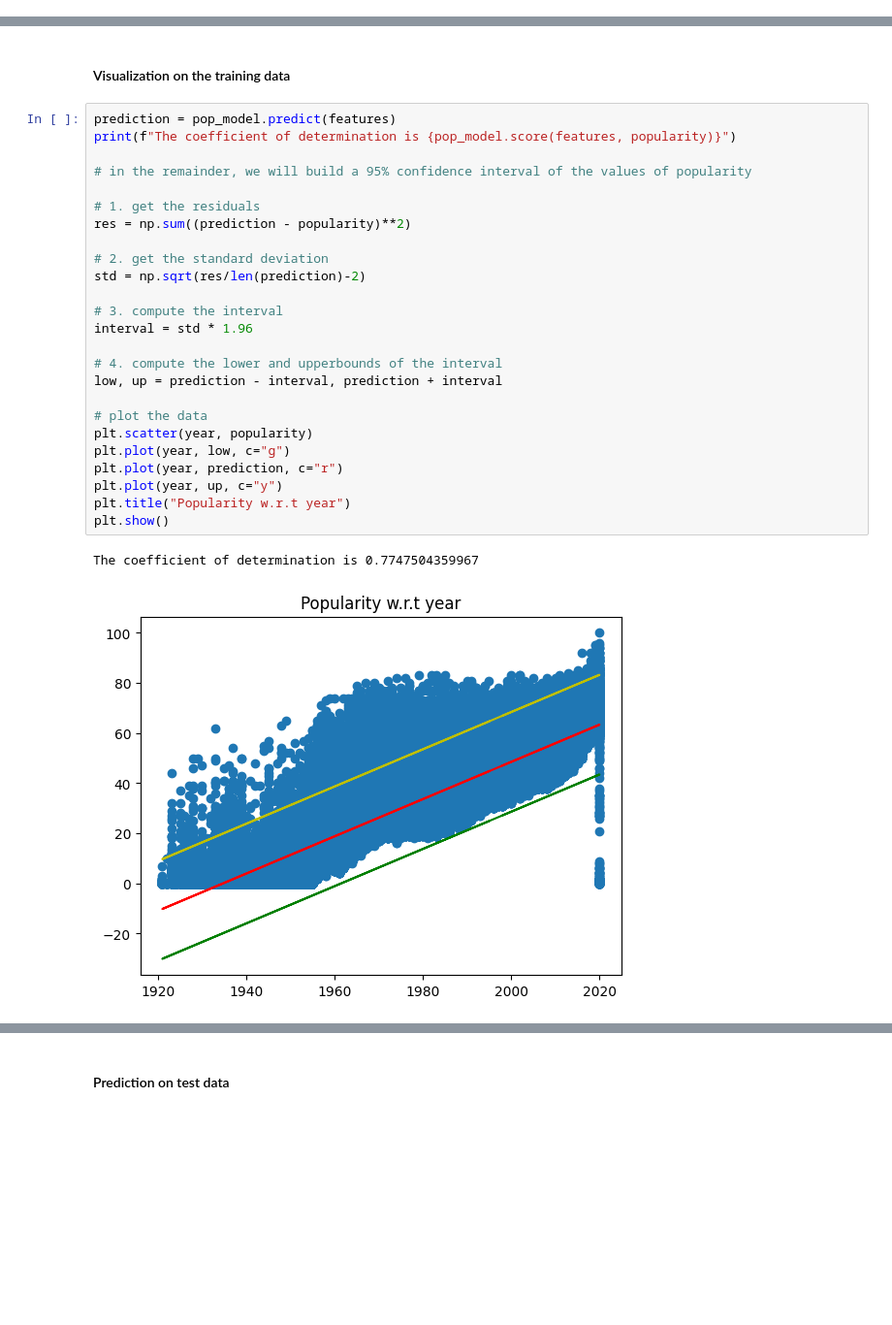
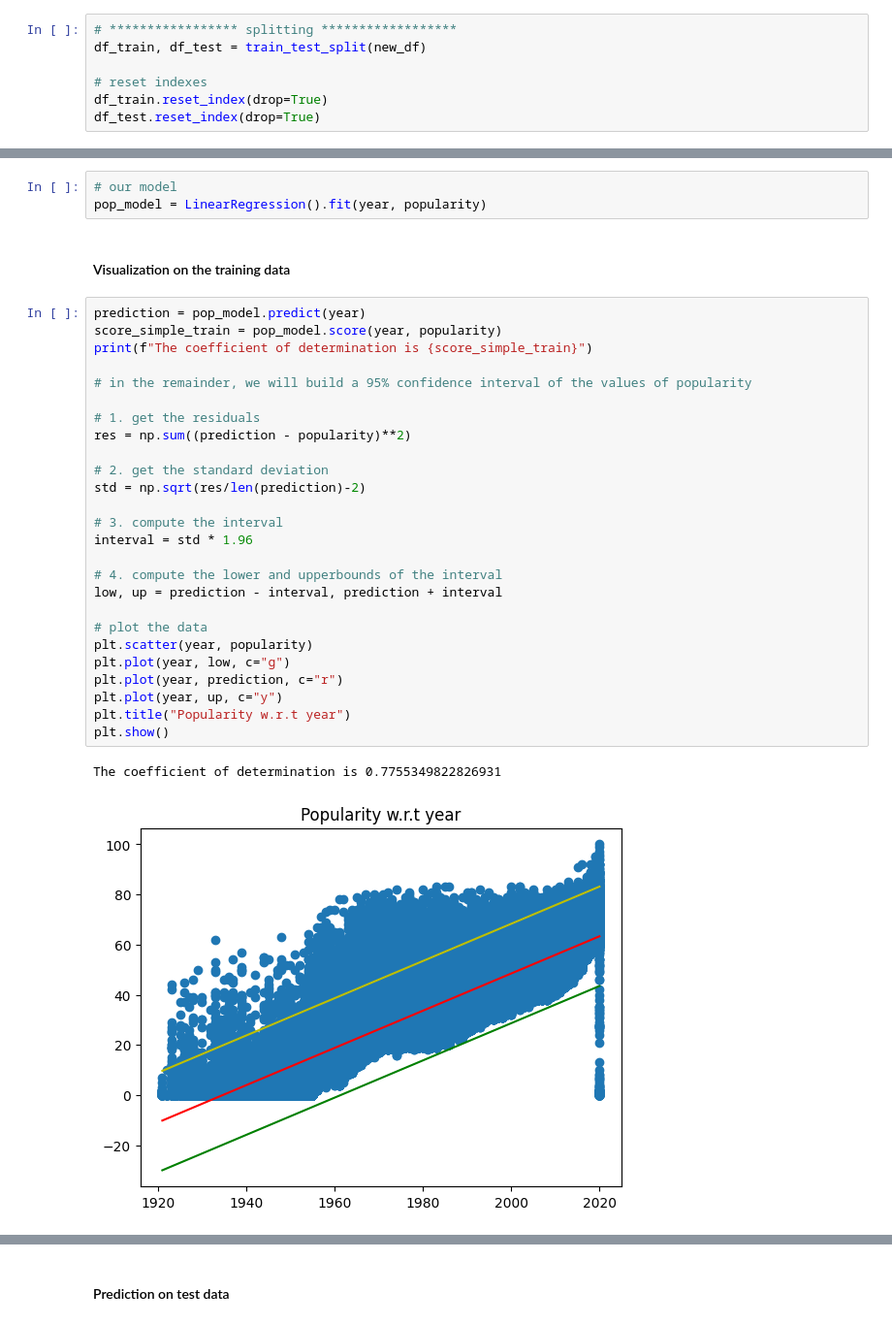
Before and after one commit to Manuela-AYO/DAProject2022, a Jupyter notebook: spotifyAnalysis.ipynb, the cells around one changed output, grey strips where cells are left out. Shown at 97% size. Drawn from its saved outputs; the diff is of its cells as text; blank space fills up the shorter version.

Commit message:
end regression : ongoing

```diff
--- a/spotifyAnalysis.ipynb
+++ b/spotifyAnalysis.ipynb
@@ -455,0 +433,7 @@ df_test.reset_index(drop=True)
+# %%
+# ***************** splitting ******************
+df_train, df_test = train_test_split(new_df)
+
+# reset indexes
+df_train.reset_index(drop=True)
+df_test.reset_index(drop=True)
@@ -511,33 +511,37 @@ pop_model = LinearRegression().fit(features, popularity)
+# %%
+# our model
+pop_model = LinearRegression().fit(year, popularity)
 # %% [markdown]
 #### Visualization on the training data
 # %%
-prediction = pop_model.predict(features)
-print(f"The coefficient of determination is {pop_model.score(features, popularity)}")
+prediction = pop_model.predict(year)
+score_simple_train = pop_model.score(year, popularity)
+print(f"The coefficient of determination is {score_simple_train}")
 
 # in the remainder, we will build a 95% confidence interval of the values of popularity
 
 # 1. get the residuals
 res = np.sum((prediction - popularity)**2)
 
 # 2. get the standard deviation
 std = np.sqrt(res/len(prediction)-2)
 
 # 3. compute the interval
 interval = std * 1.96
 
 # 4. compute the lower and upperbounds of the interval
 low, up = prediction - interval, prediction + interval
 
 # plot the data
 plt.scatter(year, popularity)
 plt.plot(year, low, c="g")
 plt.plot(year, prediction, c="r")
 plt.plot(year, up, c="y")
 plt.title("Popularity w.r.t year")
 plt.show()
 # %% [output]
-The coefficient of determination is 0.7747504359967
+The coefficient of determination is 0.7755349822826931
-[figure, old version]
+[figure, new version]
 # %%
 pop_model.coef_
 # %% [output]
```
Also changed, not shown: parts of 56 cells of this notebook.
